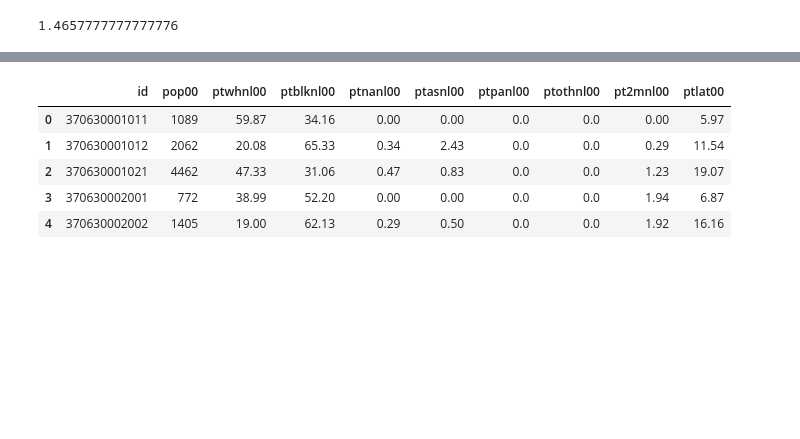
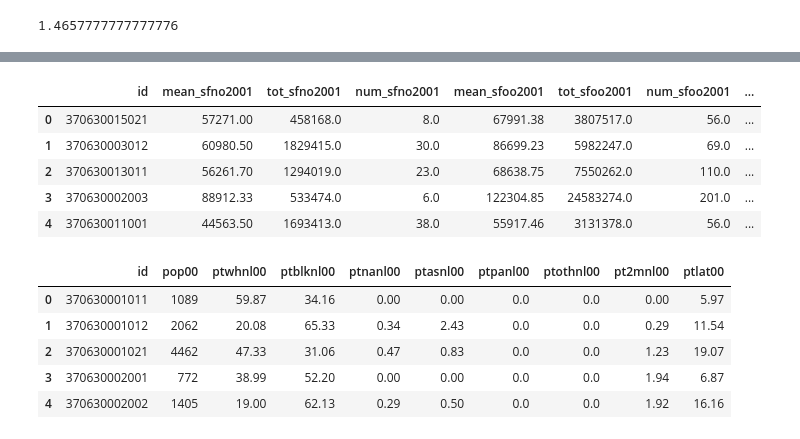
Before and after one commit to codefordurham/datahub-dw, a Jupyter notebook: affordablehousing_data/Concat_bgs00.ipynb, the cells around one changed output, grey strips where cells are left out. Drawn from its saved outputs; the diff is of its cells as text; code cells hidden in the pictures; blank space fills up the shorter version.

Commit message:
Reproduced singfamehouse data using 2000 census block groups

```diff
--- a/affordablehousing_data/Concat_bgs00.ipynb
+++ b/affordablehousing_data/Concat_bgs00.ipynb
@@ -42,8 +42,15 @@ propsale00.head()
 | 3 | 370630002003 | 119020.46 | 174457.545369 | 45000.0 | 65960.000000 | 240000.0 | 351786.666667 | 113500.0 | ... |
 | 4 | 370630011001 | 40259.62 | 59011.656338 | 6000.0 | 8794.666667 | 192000.0 | 281429.333333 | 35000.0 | ... |
 # %%
-#singfam00 = pd.read_csv('singfamhouse_bgs_2001.csv')
-#singfam00.head()
+singfam00 = pd.read_csv('singfamhouse_bgs00_2001.csv')
+singfam00.head()
+# %% [output]
+|  | id | mean_sfno2001 | tot_sfno2001 | num_sfno2001 | mean_sfoo2001 | tot_sfoo2001 | num_sfoo2001 | ... |
+| 0 | 370630015021 | 57271.00 | 458168.0 | 8.0 | 67991.38 | 3807517.0 | 56.0 | ... |
+| 1 | 370630003012 | 60980.50 | 1829415.0 | 30.0 | 86699.23 | 5982247.0 | 69.0 | ... |
+| 2 | 370630013011 | 56261.70 | 1294019.0 | 23.0 | 68638.75 | 7550262.0 | 110.0 | ... |
+| 3 | 370630002003 | 88912.33 | 533474.0 | 6.0 | 122304.85 | 24583274.0 | 201.0 | ... |
+| 4 | 370630011001 | 44563.50 | 1693413.0 | 38.0 | 55917.46 | 3131378.0 | 56.0 | ... |
 # %%
 decpop00 = pd.read_csv('dec_race_2000.csv')
 
```
Also changed, not shown: parts of 2 cells of this notebook, 8 other files.
